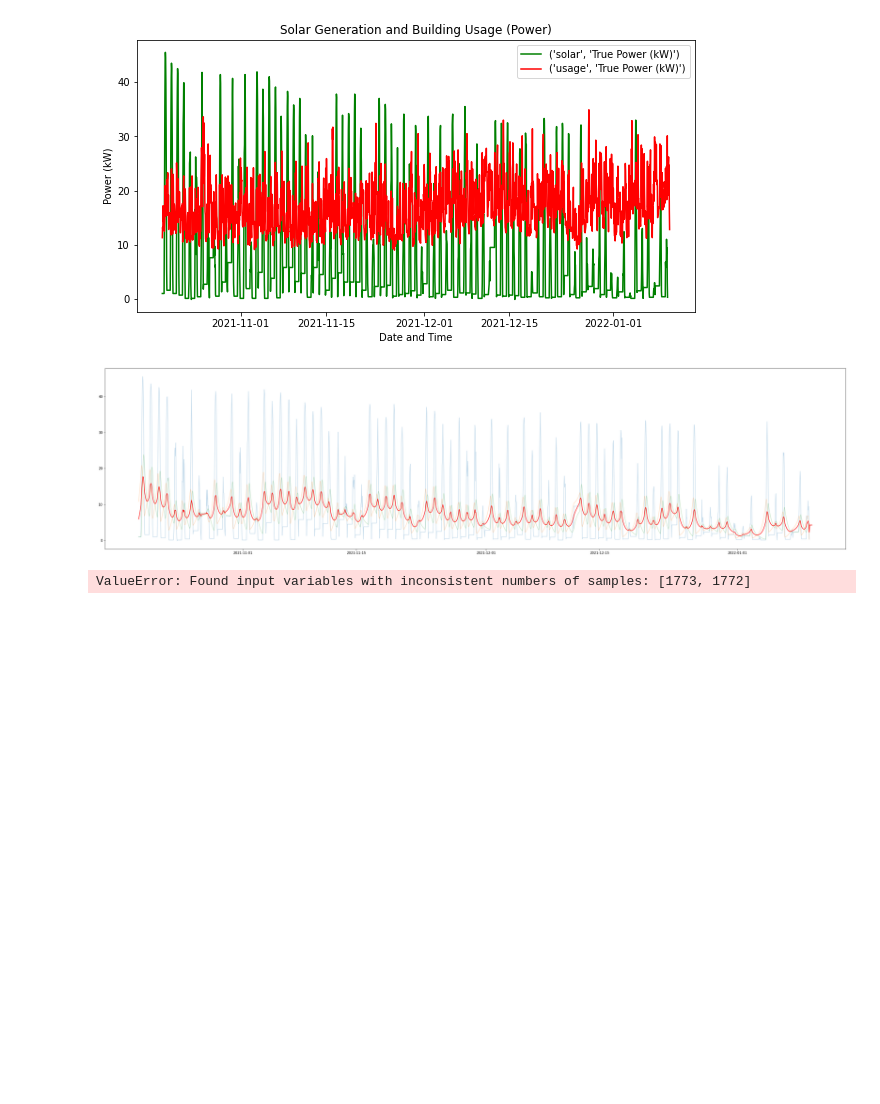
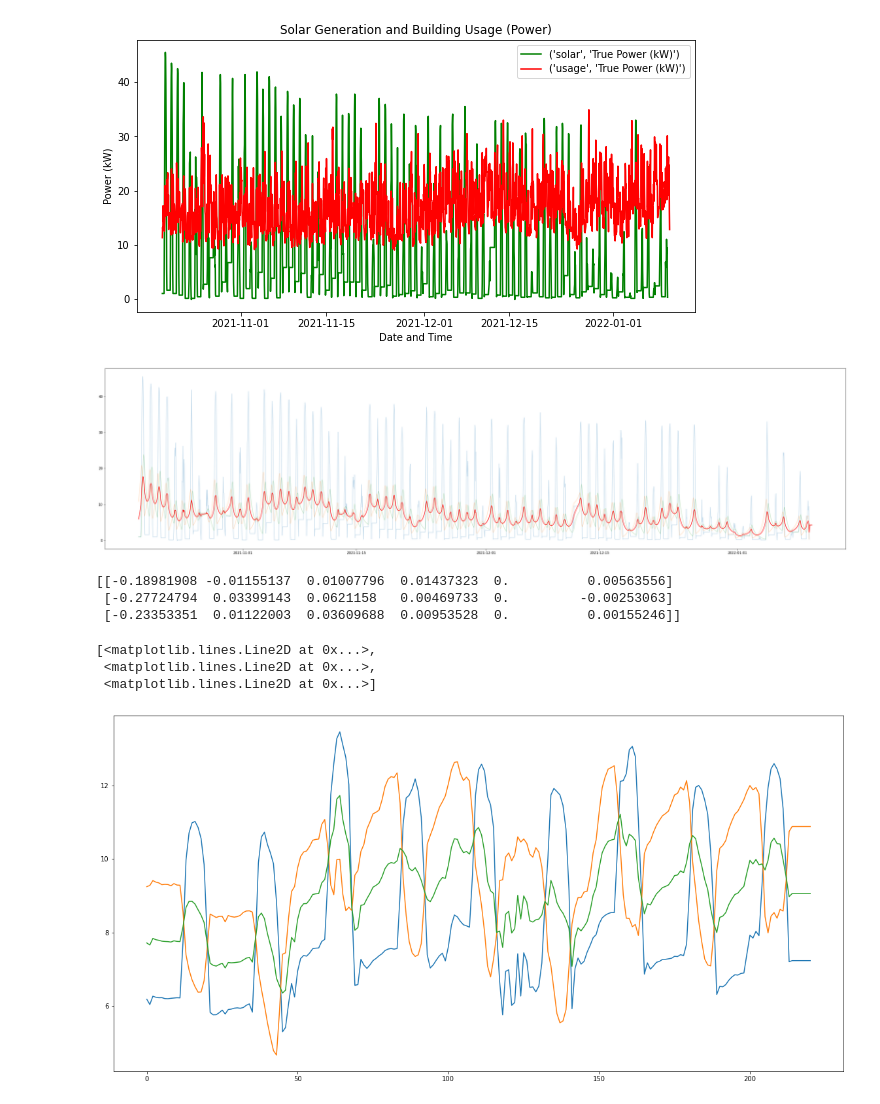
Before and after one commit to samsipe/amplify-microgrid-ai, a Jupyter notebook: notebooks/power_ss.ipynb, the cells around one changed output. Saved outputs shown, nothing was run; the diff lists cells and outputs as text; code cells hidden in the pictures; blank space fills up the shorter version.

```diff
--- a/notebooks/power_ss.ipynb
+++ b/notebooks/power_ss.ipynb
@@ -40,7 +40,7 @@ weather_data_dir = glob(
 building_data = pd.read_csv(building_data_dir, header=None, low_memory=False)
 
 # Uncomment the following line to retrieve data from the local store
-building_data = pd.read_csv('../data/2021-10-19_2022-01-09_CF2.csv', header=None, low_memory=False)
+# building_data = pd.read_csv('../data/2021-10-19_2022-01-09_CF2.csv', header=None, low_memory=False)
 
 keep_columns = [
     "True Power (kW)",
@@ -193,7 +193,7 @@ plt.show()
 split_date = pd.to_datetime('2022-01-01', utc=True)
 
 # Test / Train split based on chosen split_date
-weather_train = weather_data[weather_data.index <= split_date]
+weather_train = weather_data[weather_data.index <= split_date][1:]
 ewm_train = ewm[ewm.index <= split_date]
 
 weather_test = weather_data[(weather_data.index > split_date)]
@@ -207,4 +207,14 @@ print(clf.coef_)
 
 weather_pred = clf.predict(weather_test)
 # %% [output]
-ValueError: Found input variables with inconsistent numbers of samples: [1773, 1772]
+[[-0.18981908 -0.01155137  0.01007796  0.01437323  0.          0.00563556]
+ [-0.27724794  0.03399143  0.0621158   0.00469733  0.         -0.00253063]
+ [-0.23353351  0.01122003  0.03609688  0.00953528  0.          0.00155246]]
+# %%
+plt.figure(figsize=(20, 10))
+plt.plot(weather_pred)
+# %% [output]
+[<matplotlib.lines.Line2D at 0x...>,
+ <matplotlib.lines.Line2D at 0x...>,
+ <matplotlib.lines.Line2D at 0x...>]
+[figure, added]
```
